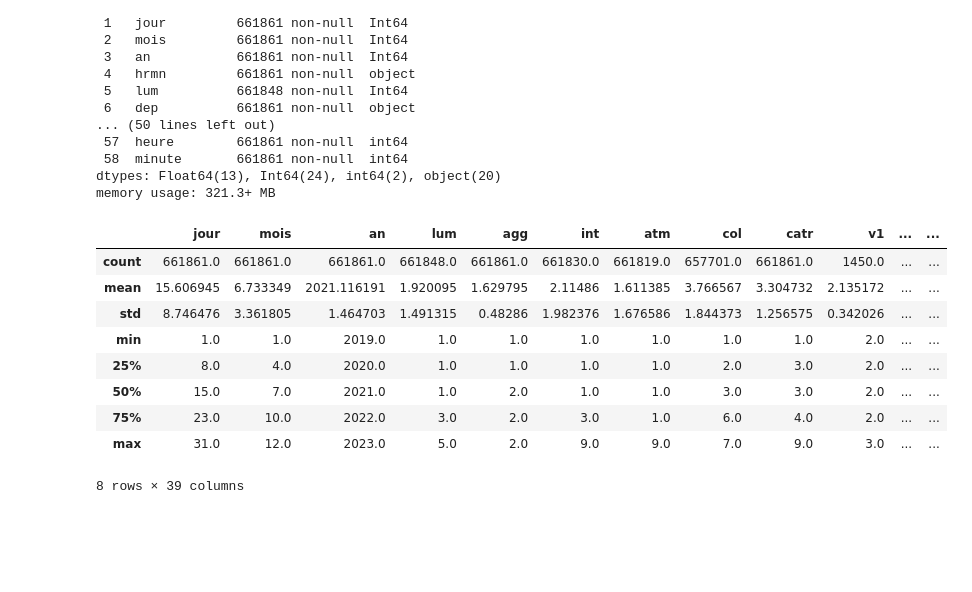
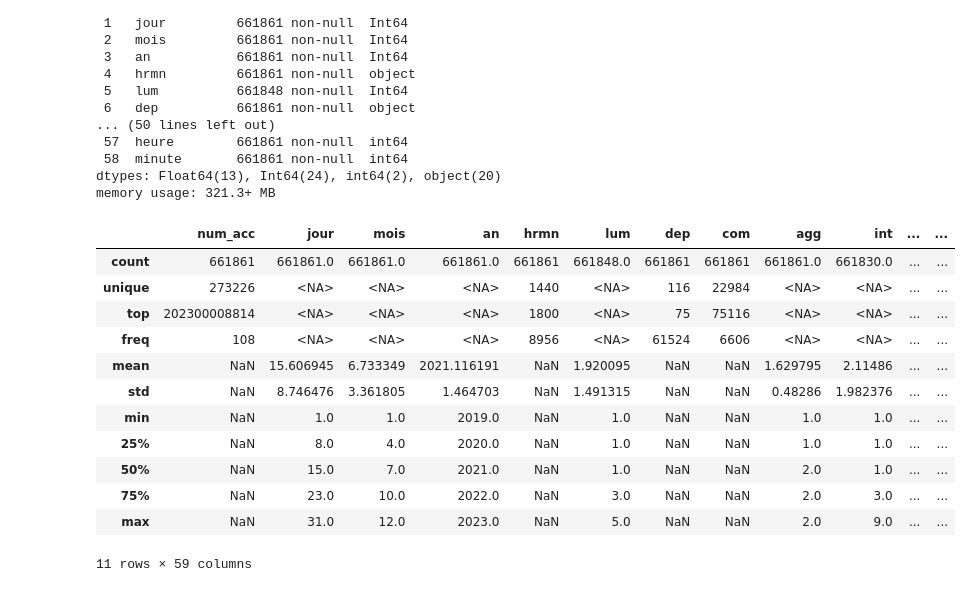
Before and after one commit to goamegah/france-road-accidents-severity-insights, a Jupyter notebook: bireport/notebook/reporting.ipynb, the cells around one changed output. Drawn from its saved outputs; the diff is of its cells as text; code cells hidden in the pictures; blank space fills up the shorter version.

```diff
--- a/bireport/notebook/reporting.ipynb
+++ b/bireport/notebook/reporting.ipynb
@@ -318,15 +323,18 @@ Data columns (total 59 columns):
 dtypes: Float64(13), Int64(24), int64(2), object(20)
 memory usage: 321.3+ MB
 # %%
-df_all.describe()
+df_all.describe(include='all')
 # %% [output]
-|  | jour | mois | an | lum | agg | int | atm | col | catr | v1 | ... | ... |
-| count | 661861.0 | 661861.0 | 661861.0 | 661848.0 | 661861.0 | 661830.0 | 661819.0 | 657701.0 | 661861.0 | 1450.0 | ... | ... |
-| mean | 15.606945 | 6.733349 | 2021.116191 | 1.920095 | 1.629795 | 2.11486 | 1.611385 | 3.766567 | 3.304732 | 2.135172 | ... | ... |
-| std | 8.746476 | 3.361805 | 1.464703 | 1.491315 | 0.48286 | 1.982376 | 1.676586 | 1.844373 | 1.256575 | 0.342026 | ... | ... |
-| min | 1.0 | 1.0 | 2019.0 | 1.0 | 1.0 | 1.0 | 1.0 | 1.0 | 1.0 | 2.0 | ... | ... |
-| 25% | 8.0 | 4.0 | 2020.0 | 1.0 | 1.0 | 1.0 | 1.0 | 2.0 | 3.0 | 2.0 | ... | ... |
-| 50% | 15.0 | 7.0 | 2021.0 | 1.0 | 2.0 | 1.0 | 1.0 | 3.0 | 3.0 | 2.0 | ... | ... |
-| 75% | 23.0 | 10.0 | 2022.0 | 3.0 | 2.0 | 3.0 | 1.0 | 6.0 | 4.0 | 2.0 | ... | ... |
-| max | 31.0 | 12.0 | 2023.0 | 5.0 | 2.0 | 9.0 | 9.0 | 7.0 | 9.0 | 3.0 | ... | ... |
+|  | num_acc | jour | mois | an | hrmn | lum | dep | com | agg | int | ... | ... |
+| count | 661861 | 661861.0 | 661861.0 | 661861.0 | 661861 | 661848.0 | 661861 | 661861 | 661861.0 | 661830.0 | ... | ... |
+| unique | 273226 | <NA> | <NA> | <NA> | 1440 | <NA> | 116 | 22984 | <NA> | <NA> | ... | ... |
+| top | 202300008814 | <NA> | <NA> | <NA> | 1800 | <NA> | 75 | 75116 | <NA> | <NA> | ... | ... |
+| freq | 108 | <NA> | <NA> | <NA> | 8956 | <NA> | 61524 | 6606 | <NA> | <NA> | ... | ... |
+| mean | NaN | 15.606945 | 6.733349 | 2021.116191 | NaN | 1.920095 | NaN | NaN | 1.629795 | 2.11486 | ... | ... |
+| std | NaN | 8.746476 | 3.361805 | 1.464703 | NaN | 1.491315 | NaN | NaN | 0.48286 | 1.982376 | ... | ... |
+| min | NaN | 1.0 | 1.0 | 2019.0 | NaN | 1.0 | NaN | NaN | 1.0 | 1.0 | ... | ... |
+| 25% | NaN | 8.0 | 4.0 | 2020.0 | NaN | 1.0 | NaN | NaN | 1.0 | 1.0 | ... | ... |
+| 50% | NaN | 15.0 | 7.0 | 2021.0 | NaN | 1.0 | NaN | NaN | 2.0 | 1.0 | ... | ... |
+| 75% | NaN | 23.0 | 10.0 | 2022.0 | NaN | 3.0 | NaN | NaN | 2.0 | 3.0 | ... | ... |
+| max | NaN | 31.0 | 12.0 | 2023.0 | NaN | 5.0 | NaN | NaN | 2.0 | 9.0 | ... | ... |
-8 rows × 39 columns
+11 rows × 59 columns
```
Also changed, not shown: parts of 39 cells of this notebook.
